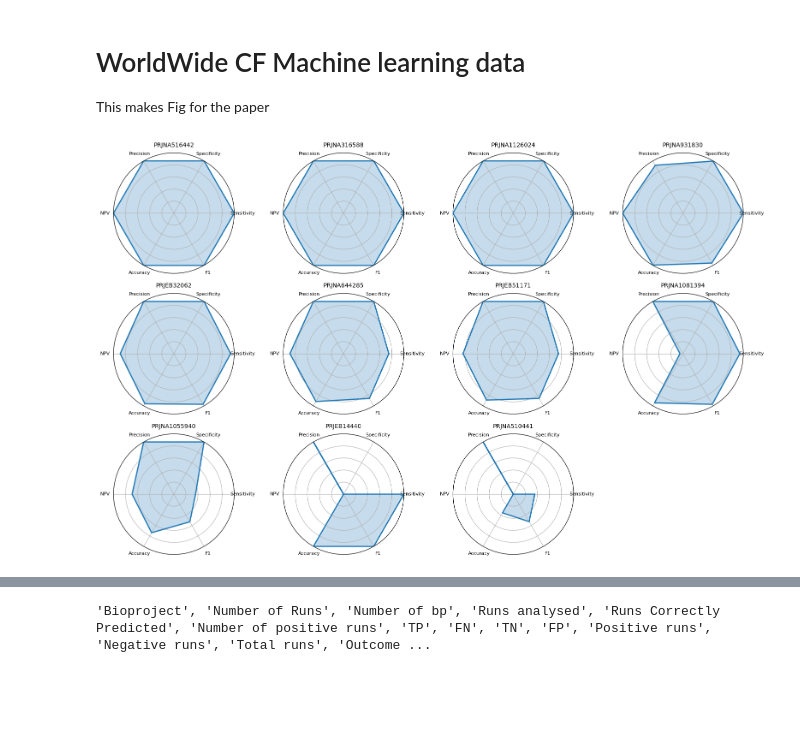
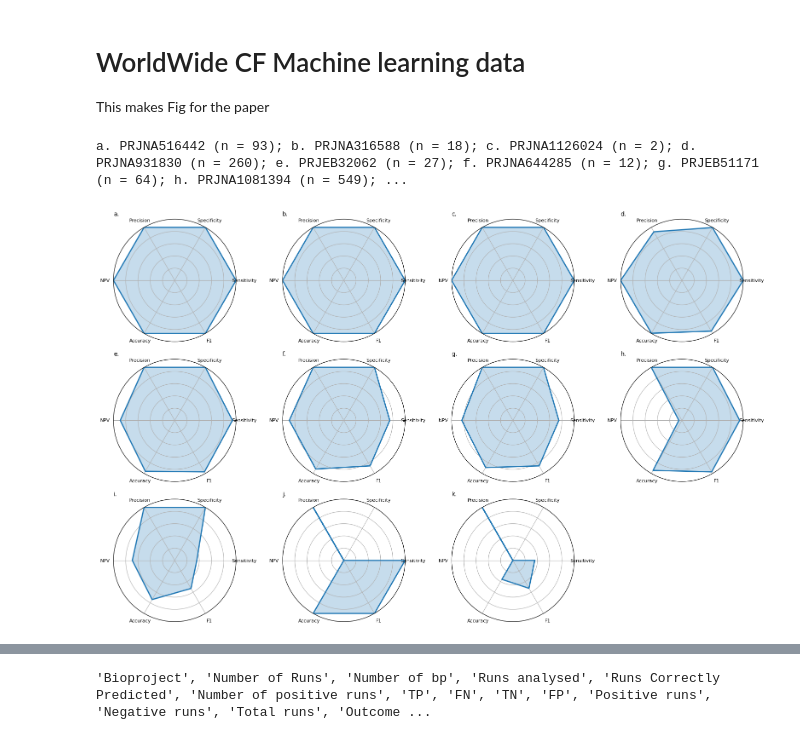
Before and after one commit to linsalrob/CF_Data_Analysis, a Jupyter notebook: Jupyter/WorldWideML.ipynb, the cells around one changed output, grey strips where cells are left out. Cells and saved outputs as stored; diff of their text form; code cells hidden in the pictures; blank space fills up the shorter version.

```diff
--- a/Jupyter/WorldWideML.ipynb
+++ b/Jupyter/WorldWideML.ipynb
@@ -54,6 +54,7 @@ rows = math.ceil(n_items / cols)    # number of rows needed
 
 fig = plt.figure(figsize=(16, 10))
 
+lett = 97
 for idx, (_, row) in enumerate(df.sort_values(by='sumall', ascending=False).iterrows()):
     ax = plt.subplot(rows, cols, idx + 1, polar=True)
 
@@ -65,35 +66,39 @@ for idx, (_, row) in enumerate(df.sort_values(by='sumall', ascending=False).iter
     ax.plot(angles, values, linewidth=2)
     ax.fill(angles, values, alpha=0.25)
 
     # Axes & labels
     ax.set_xticks(angles[:-1])
     ax.set_xticklabels(metrics, fontsize=8)
     ax.set_ylim(0, 1)
     ax.set_yticklabels([])   # optional: hide radial tick labels
 
     # Title with BioProject ID
-    ax.set_title(str(row["Bioproject"]), fontsize=10, pad=10)
+    ax.set_title(f"{chr(lett)}.", fontsize=10, loc='left')
+    print(f"{chr(lett)}. {row['Bioproject']} (n = {row['Number of Runs']}); ", end="")
+    lett += 1
+print()
 
 plt.tight_layout()
 
 # ---------------------------------------------------------------------
 # 5. Save figure
 # ---------------------------------------------------------------------
 plt.savefig("final_images/fig5.png", dpi=300)
 plt.savefig("final_images/fig5.svg")
 plt.show()
 plt.close()
 
 # Create a thumbnail image for the markdown
 imagefile = "fig5.png"
 im = Image.open(os.path.join("final_images", imagefile))
 thumb = im.copy()
 thumb.thumbnail((150, 150))   # (width, height)
 
 # Save the thumbnail
 thumb.save(os.path.join("thumbnail_images", imagefile))
 # %% [output]
+a. PRJNA516442 (n = 93); b. PRJNA316588 (n = 18); c. PRJNA1126024 (n = 2); d. PRJNA931830 (n = 260); e. PRJEB32062 (n = 27); f. PRJNA644285 (n = 12); g. PRJEB51171 (n = 64); h. PRJNA1081394 (n = 549); ...
-[figure, old version]
+[figure, new version]
 # %%
 df
 # %% [output]
```
Also changed, not shown: 7 other files.
